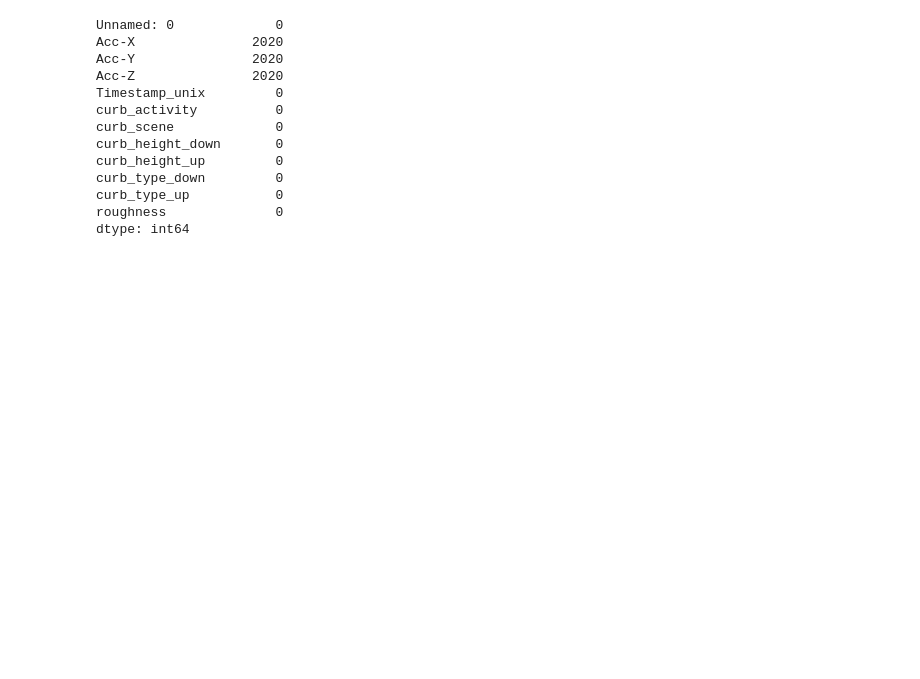
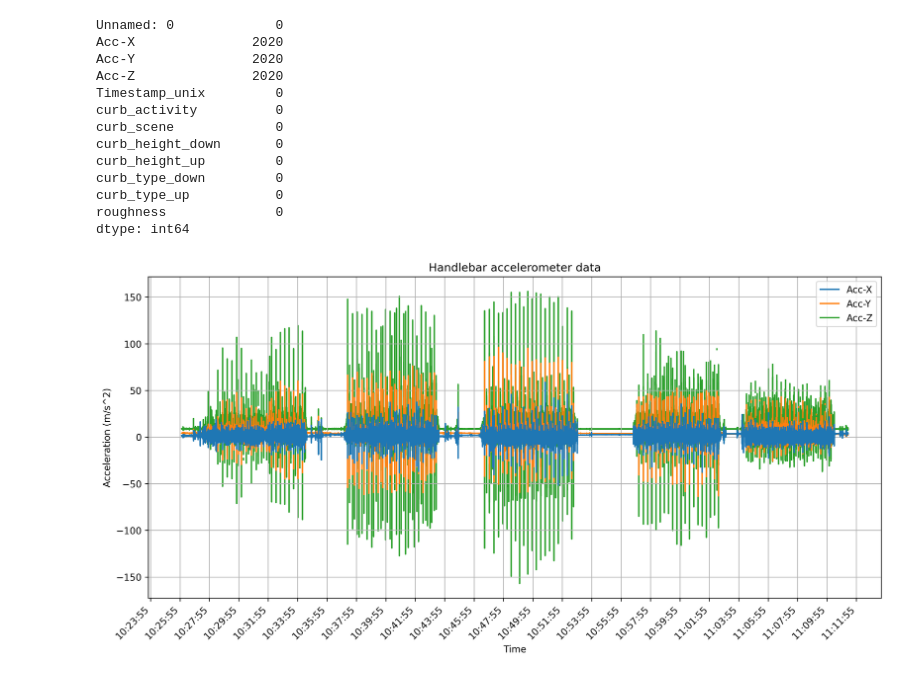
Before and after one commit to Ziyi-star/Bachelor-Project, a Jupyter notebook: notebooks/00-DataExploration.ipynb, the cells around one changed output. Cells and saved outputs as stored; diff of their text form; code cells hidden in the pictures; blank space fills up the shorter version.

```diff
--- a/notebooks/00-DataExploration.ipynb
+++ b/notebooks/00-DataExploration.ipynb
@@ -85,0 +119,20 @@ dtype: int64
+# %%
+#Show Acc-X,Y,Z if there is a value
+plt.figure(figsize=(14, 7), dpi=300)
+plt.title('Handlebar accelerometer data')
+plt.plot(data_handlebar_acc.index, data_handlebar_acc['Acc-X'], label='Acc-X', zorder = 3)
+plt.plot(data_handlebar_acc.index, data_handlebar_acc['Acc-Y'], label='Acc-Y', zorder = 2)
+plt.plot(data_handlebar_acc.index, data_handlebar_acc['Acc-Z'], label='Acc-Z', zorder = 1)
+plt.legend()
+plt.grid()
+plt.gcf().autofmt_xdate()
+plt.xticks(rotation=45)
+# Get the current axes
+ax = plt.gca()
+#set major ticks every 120 seconds for improved x-axis readability
+ax.xaxis.set_major_locator(mdates.SecondLocator(interval=120))
+plt.xlabel('Time')
+plt.ylabel('Acceleration (m/s^2)')
+plt.show()
+# %% [output]
+[figure, added]
```
Also changed, not shown: parts of 4 cells of this notebook, 5 other files.
